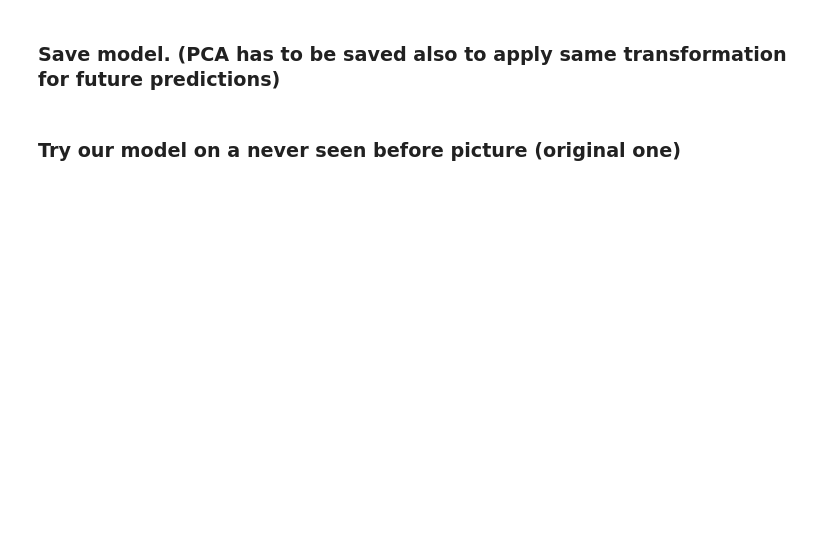
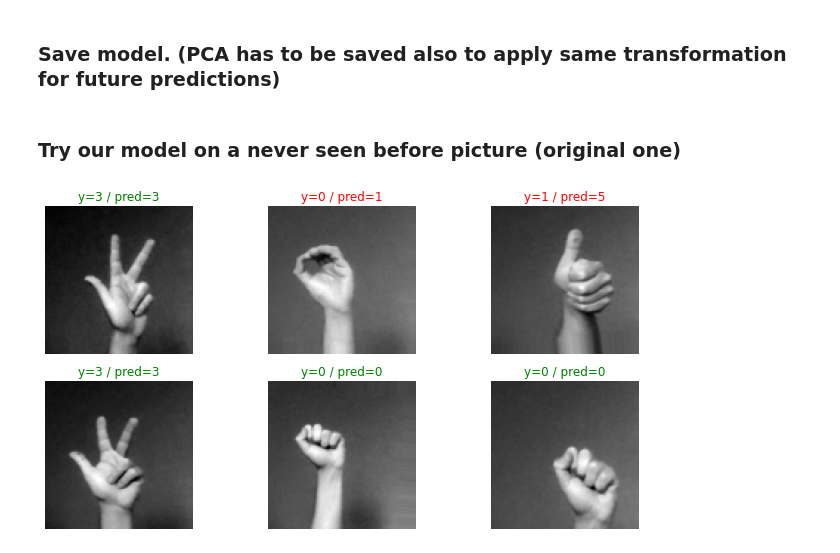
Before and after one commit to terman37/Neural_Networks_Counting_Fingers, a Jupyter notebook: training/ml_classifier_training.ipynb, the cells around one changed output. Drawn from its saved outputs; the diff is of its cells as text; code cells hidden in the pictures; blank space fills up the shorter version.

```diff
--- a/training/ml_classifier_training.ipynb
+++ b/training/ml_classifier_training.ipynb
@@ -141,7 +185,7 @@ print(grid_search_rf.best_score_)
 from sklearn.model_selection import cross_val_predict
 
 Xtest_reduced = pca.transform(xtest)
-ytest_pred = cross_val_predict(grid_search_rf.best_estimator_,Xtest_reduced,ytest,cv=3)
-score = grid_search_rf.best_estimator_.score(Xtest_reduced, ytest)*100
+ytest_pred = cross_val_predict(grid_search.best_estimator_,Xtest_reduced,ytest,cv=3)
+score = grid_search.best_estimator_.score(Xtest_reduced, ytest)*100
 
 print("Model score: %.2f%% on test dataset (%d obs)" % (score,len(ytest)))
@@ -174,16 +232,16 @@ pickle.dump(pca, open(filename, 'wb'))
 # %% [markdown]
 ### Try our model on a never seen before picture (original one)
 # %%
-import pickle
-import os
-import random
-import cv2
-import matplotlib.pyplot as plt
-im_h,im_w=100,100
-filename = '../models/model_classic.sav'
-loaded_model = pickle.load(open(filename, 'rb'))
+# import pickle
+# import os
+# import random
+# import cv2
+# import matplotlib.pyplot as plt
+# im_h,im_w=100,100
+# filename = '../models/model_classic.sav'
+# loaded_model = pickle.load(open(filename, 'rb'))
 
-filename = '../models/model_classic_pca.sav'
-loaded_pca = pickle.load(open(filename, 'rb'))
+# filename = '../models/model_classic_pca.sav'
+# loaded_pca = pickle.load(open(filename, 'rb'))
 # %%
 # pick one random from xtest
@@ -203,0 +262,21 @@ plt.axis('off');
+# %%
+def plot_6_images_test(xt,yt,yp):
+
+    idxs = [ random.randint(0,len(xt)-1) for i in range(0,6)]
+    plt.figure(figsize=(10,5))
+    for i in range(6):
+        plt.subplot(2,3,i+1)
+        plt.imshow(xt[idxs[i]].reshape(im_w,im_h),cmap='gray')
+        if yt[idxs[i]]==yp[idxs[i]]:
+          c = 'green'
+        else:
+          c = 'red'
+        plt.title('y=%d / pred=%d' % (yt[idxs[i]],yp[idxs[i]]),color=c)
+        plt.axis('off')
+
+    plt.tight_layout()
+    plt.show()
+# %%
+plot_6_images_test(xtest,ytest,ytest_pred)
+# %% [output]
+[figure, added]
```
Also changed, not shown: parts of 14 cells of this notebook, 10 other files.
